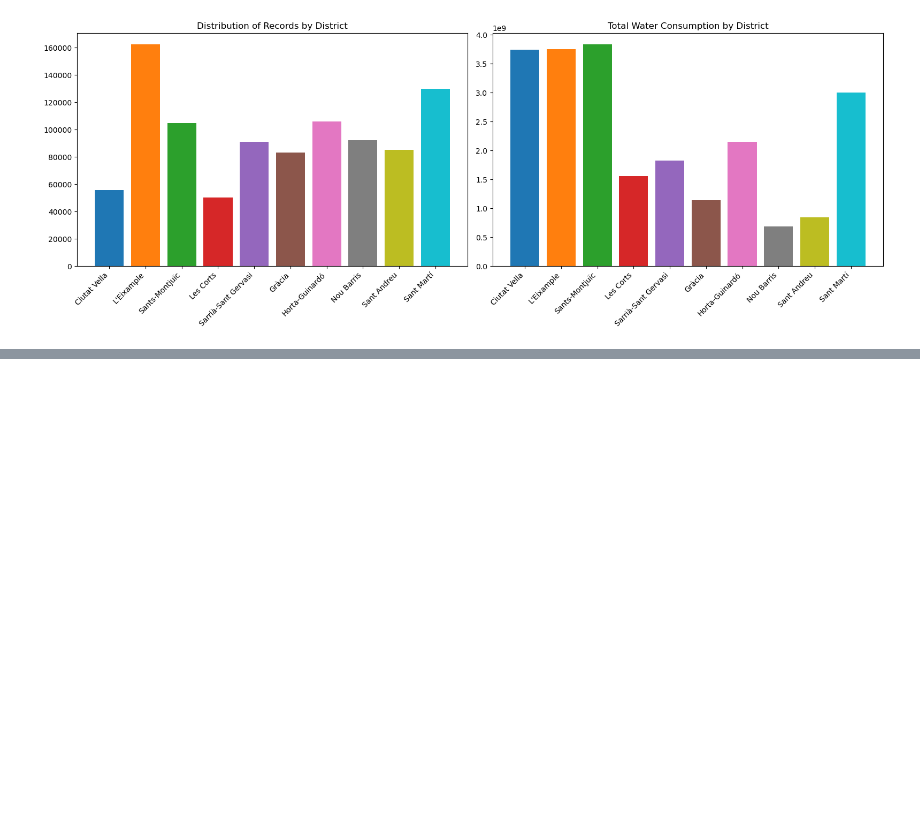
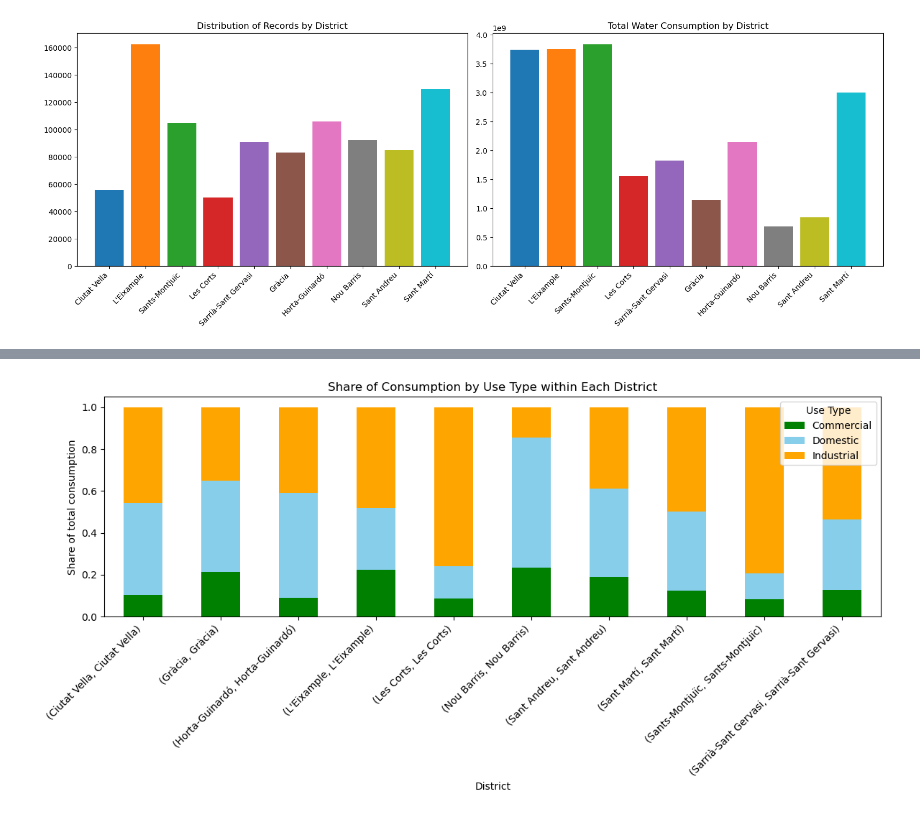
Before and after one commit to othats/GP_ABDATA_25, a Jupyter notebook: eda.ipynb, the cells around one changed output, grey strips where cells are left out. Cells and saved outputs as stored; diff of their text form; code cells hidden in the pictures; blank space fills up the shorter version.

```diff
--- a/eda.ipynb
+++ b/eda.ipynb
@@ -255,3 +270,20 @@ plt.show()
+# %%
+use_district_share = (
+    df.groupby(["District_Name", "Use"])["Consumption_L_day"].sum()
+      .groupby(level=0).apply(lambda x: x / x.sum())
+      .unstack()
+)
+
+use_district_share.plot(kind="bar", stacked=True, figsize=(12,6), color=use_colors)
+plt.title("Share of Consumption by Use Type within Each District")
+plt.xticks(rotation=45, ha="right")
+plt.xlabel("District")
+plt.ylabel("Share of total consumption")
+plt.legend(title="Use Type")
+plt.tight_layout()
+plt.show()
+# %% [output]
+[figure, added]
 # %%
 # Consumption over time
 plt.figure(figsize=(12,6))
```
Also changed, not shown: parts of 8 cells of this notebook, 1 other file.
